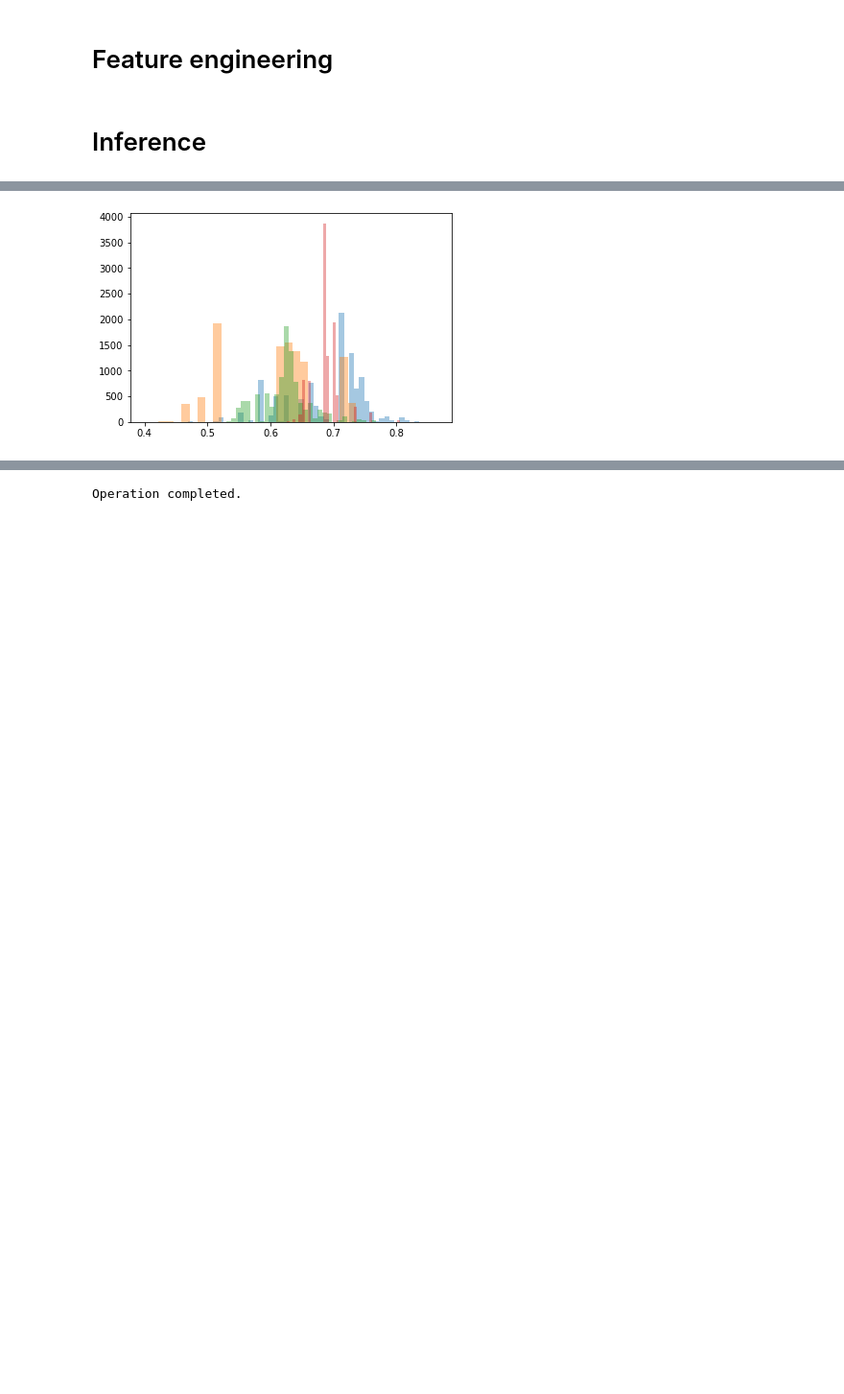
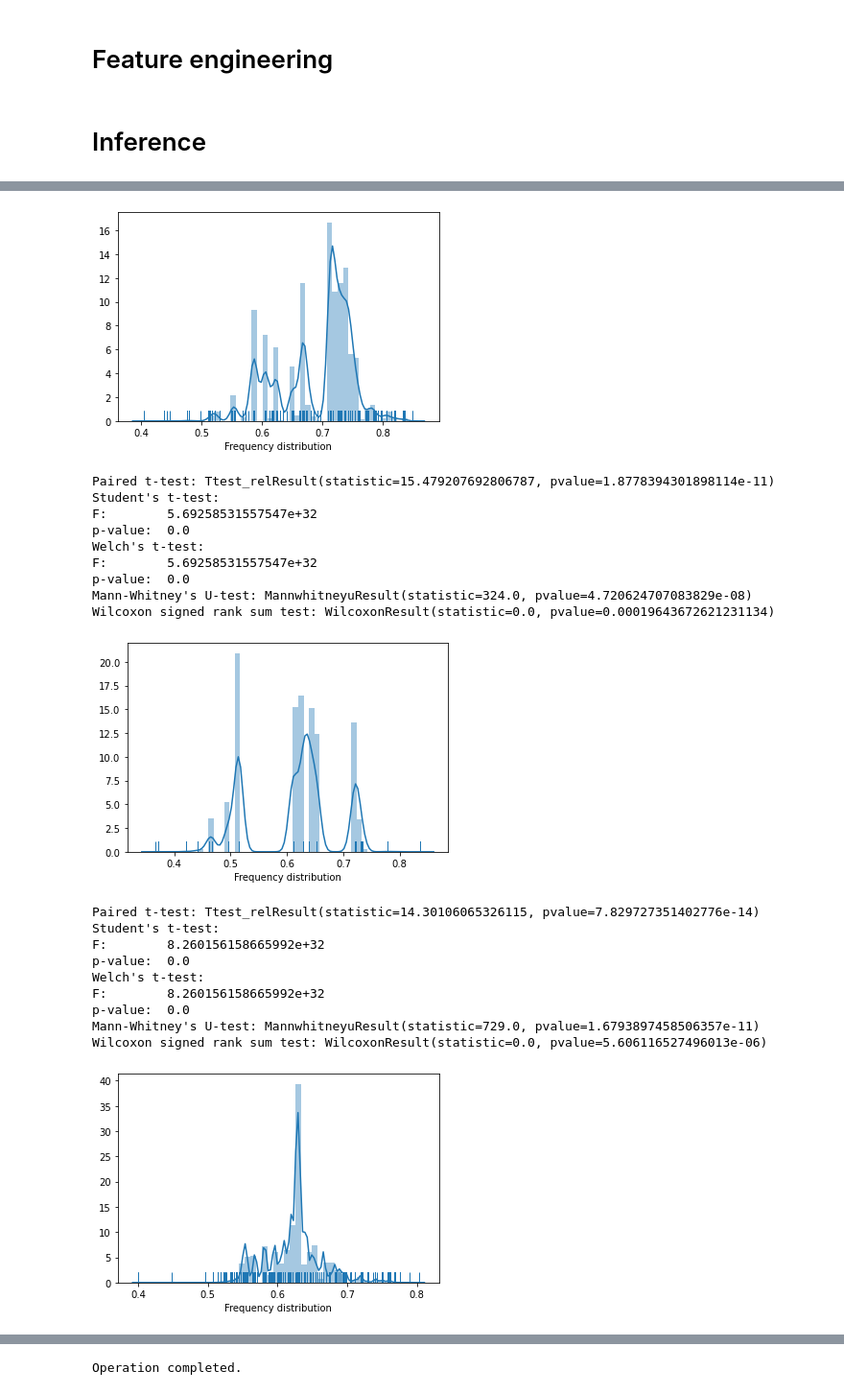
Before and after one commit to satorushibata0627/Publishment, a Jupyter notebook: Kaggle_Python3_Submission_and_the_Inference_of_LightGBM.ipynb, the cells around one changed output, grey strips where cells are left out. Shown at 96% size. Saved outputs shown, nothing was run; the diff lists cells and outputs as text; code cells hidden in the pictures; blank space fills up the shorter version.

```diff
--- a/Kaggle_Python3_Submission_and_the_Inference_of_LightGBM.ipynb
+++ b/Kaggle_Python3_Submission_and_the_Inference_of_LightGBM.ipynb
@@ -214 +216,29 @@ def bootstrap(x, repeats):
     return b_mean_sem, b_median_sem
+# %%
+def Statistical_significance_test(A, B):
+    A = np.array(A)
+    B = np.array(B)
+    # Paired t-test
+    print('Paired t-test:', stats.ttest_rel(A, B))
+    # Student's t-test
+    A_var = np.var(A, ddof=1)  # Aの不偏分散
+    B_var = np.var(B, ddof=1)  # Bの不偏分散
+    A_df = len(A) - 1  # Aの自由度
+    B_df = len(B) - 1  # Bの自由度
+    f = A_var / B_var  # F比の値
+    one_sided_pval1 = stats.f.cdf(f, A_df, B_df)  # 片側検定のp値 1
+    one_sided_pval2 = stats.f.sf(f, A_df, B_df)   # 片側検定のp値 2
+    two_sided_pval = min(one_sided_pval1, one_sided_pval2) * 2  # 両側検定のp値
+    print("Student's t-test:")
+    print('F:       ', round(f, 3))
+    print('p-value: ', round(two_sided_pval, 3))
+    # Welch's t-test
+    two_sided_pval = min(one_sided_pval1, one_sided_pval2) * 2  # 両側検定のp値
+    print("Welch's t-test:")
+    print('F:       ', round(f, 3))
+    print('p-value: ', round(two_sided_pval, 4))
+    # Mann-Whitney's U-test
+    print("Mann-Whitney's U-test:", stats.mannwhitneyu(A, B, alternative='two-sided'))
+    # Wilcoxon signed rank sum test
+    print("Wilcoxon signed rank sum test:", stats.wilcoxon(A, B))
+    return None
@@ -215,21 +247,43 @@ def bootstrap(x, repeats):
 # %%
 previous_test_df = None
 for (test_df, sample_prediction_df) in iter_test:
     if previous_test_df is not None:
         previous_test_df[TARGET] = eval(test_df["prior_group_answers_correct"].iloc[0])
         update_user_feats(previous_test_df, answered_correctly_sum_u_dict, count_u_dict)
     previous_test_df = test_df.copy()
     test_df = test_df[test_df['content_type_id'] == 0].reset_index(drop=True)
     test_df = add_user_feats_without_update(test_df, answered_correctly_sum_u_dict, count_u_dict)
     test_df = pd.merge(test_df, content_df, on='content_id',  how="left")
     test_df = pd.merge(test_df, questions_df, left_on='content_id', right_on='question_id', how='left')
     test_df['prior_question_had_explanation'] = test_df.prior_question_had_explanation.fillna(False).astype('int8')
     test_df['prior_question_elapsed_time_mean'] = test_df.prior_question_elapsed_time.fillna(prior_question_elapsed_time_mean)
-    # Prediction with LightGBM.
+    # Prediction with LightGBM
     test_df[TARGET] = model.predict(test_df[FEATS], num_iteration=model.best_iteration)
-    # Execute Bootstrap
-    bootstrap(np.array(test_df['answered_correctly']), 10000)
     # Submit
     set_predict(test_df[['row_id', TARGET]])
+    # Empirical analysis
+    simulation = test_df[TARGET]
+    b_mean_sem, b_median_sem = bootstrap(np.array(simulation), 100000)
+    Statistical_significance_test(A = simulation, B = np.repeat(b_mean_sem, len(simulation)))
 # %% [output]
-[figure, old version]
+[figure, new version]
+Paired t-test: Ttest_relResult(statistic=15.479207692806787, pvalue=1.8778394301898114e-11)
+Student's t-test:
+F:        5.69258531557547e+32
+p-value:  0.0
+Welch's t-test:
+F:        5.69258531557547e+32
+p-value:  0.0
+Mann-Whitney's U-test: MannwhitneyuResult(statistic=324.0, pvalue=4.720624707083829e-08)
+Wilcoxon signed rank sum test: WilcoxonResult(statistic=0.0, pvalue=0.00019643672621231134)
+[figure, added]
+Paired t-test: Ttest_relResult(statistic=14.30106065326115, pvalue=7.829727351402776e-14)
+Student's t-test:
+F:        8.260156158665992e+32
+p-value:  0.0
+Welch's t-test:
+F:        8.260156158665992e+32
+p-value:  0.0
+Mann-Whitney's U-test: MannwhitneyuResult(statistic=729.0, pvalue=1.6793897458506357e-11)
+Wilcoxon signed rank sum test: WilcoxonResult(statistic=0.0, pvalue=5.606116527496013e-06)
+[figure, added]
```
Also changed, not shown: parts of 7 cells of this notebook.
